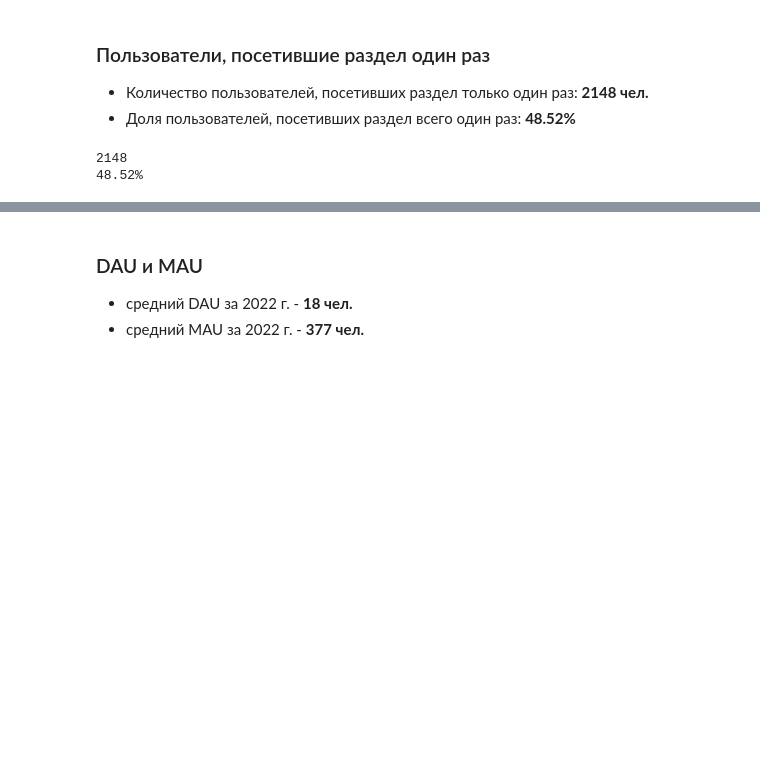
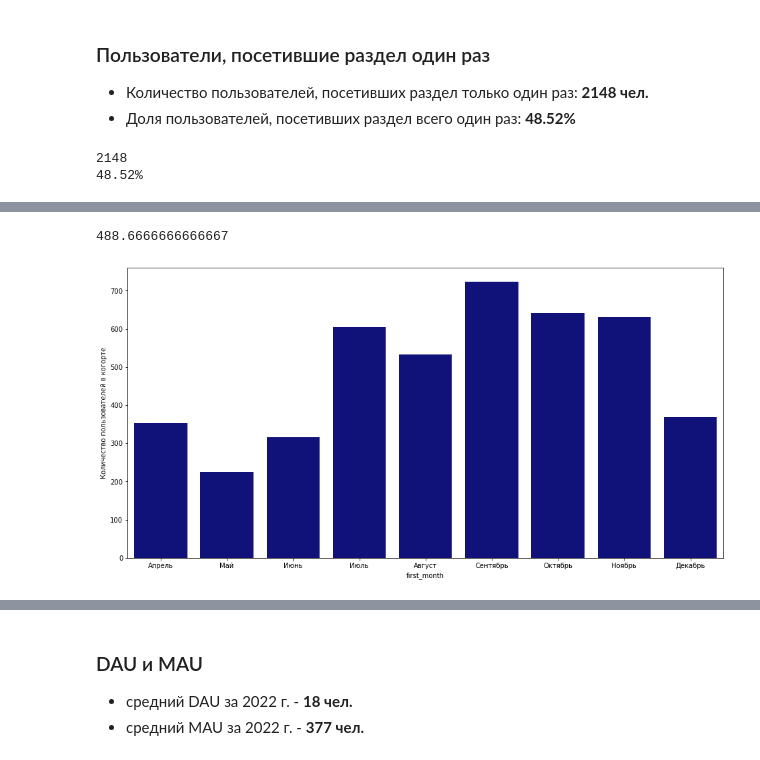
Before and after one commit to Morjella/other, a Jupyter notebook: Digital Office.ipynb, the cells around one changed output, grey strips where cells are left out. Cells and saved outputs as stored; diff of their text form; code cells hidden in the pictures; blank space fills up the shorter version.

```diff
--- a/Digital Office.ipynb
+++ b/Digital Office.ipynb
@@ -89,0 +135,3 @@ plt.show()
+# %%
+data_2022_two_weeks = data_2022.query('lifetime <15')
+data_2022_two_weeks['first_month'] = data_2022_two_weeks['first_visit'].dt.month
@@ -89,0 +153,6 @@ plt.show()
+# %%
+result_grouped = data_2022_two_weeks.pivot_table(
+    index=['first_month'], columns='lifetime', values='uid', aggfunc='nunique'
+)
+
+result_grouped
@@ -89,0 +174,12 @@ plt.show()
+# %%
+cohort_sizes = (
+    data_2022_two_weeks.groupby('first_month')
+    .agg({'uid': 'nunique'})
+    .rename(columns={'uid': 'cohort_size'})
+)
+
+result_grouped = cohort_sizes.merge(
+    result_grouped, on='first_month', how='left'
+).fillna(0)
+
+result_grouped
@@ -89,0 +201,3 @@ plt.show()
+# %%
+result_grouped = result_grouped.query('index > 3')
+result_grouped
@@ -89,0 +216,15 @@ plt.show()
+# %%
+result_grouped['cohort_size'].mean()
+# %% [output]
+488.6666666666667
+# %%
+plt.figure(figsize=(16, 8))
+
+ax = sns.barplot(x= result_grouped.index,  y=result_grouped['cohort_size'], color='darkblue',
+                 label = 'Общее количество посетителей за месяц')
+plt.ylabel('Количество пользователей в когорте')
+ax.set_xticklabels(['Апрель', 'Май', 'Июнь', 'Июль', 'Август', 'Сентябрь', 'Октябрь', 'Ноябрь', 'Декабрь'])
+
+plt.show()
+# %% [output]
+[figure, added]
```
Also changed, not shown: parts of 31 cells of this notebook.
